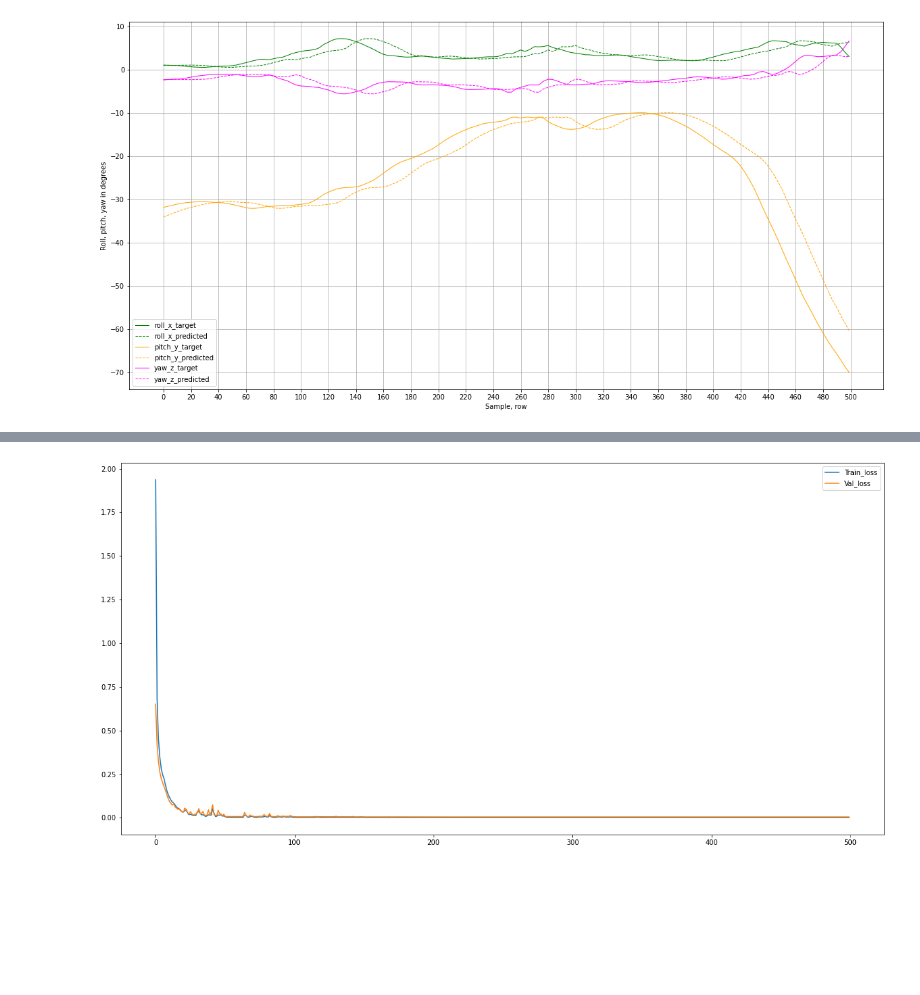
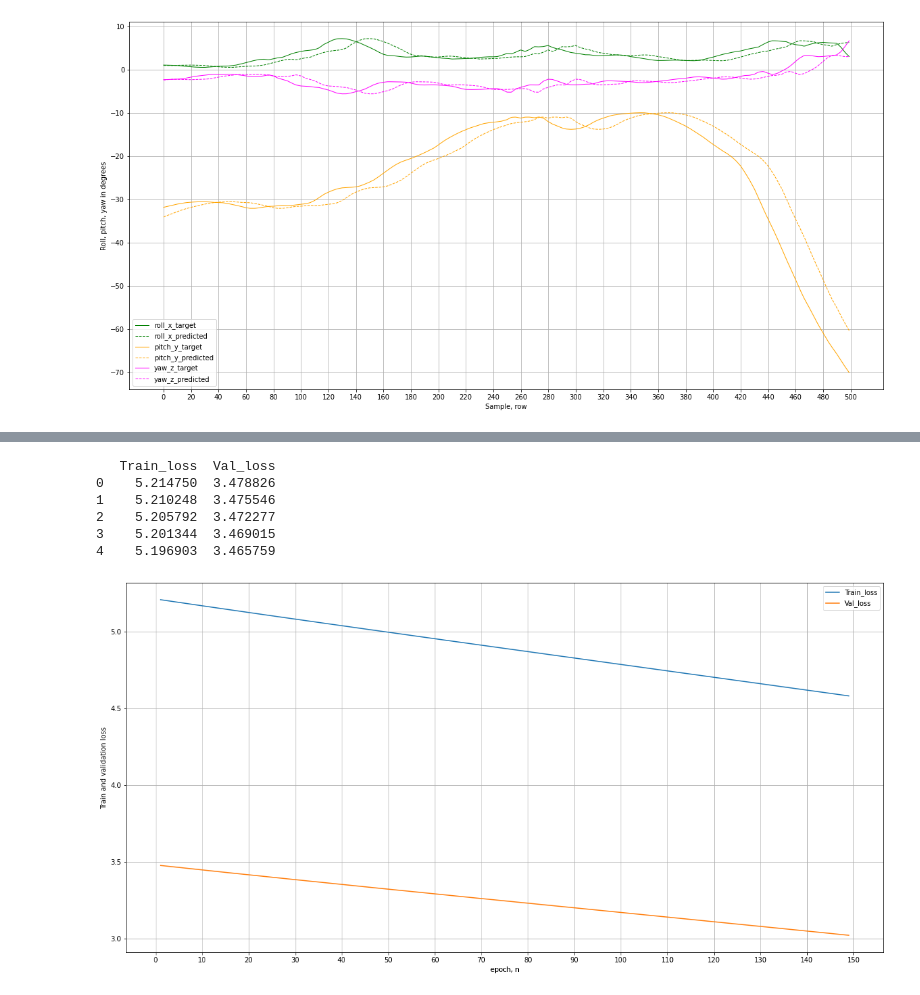
Before and after one commit to oleksa-oleksa/MasterThesis_UserPosition_6DOF, a Jupyter notebook: Development/notebooks/thesis_plots.ipynb, the cells around one changed output, grey strips where cells are left out. Saved outputs shown, nothing was run; the diff lists cells and outputs as text; code cells hidden in the pictures; blank space fills up the shorter version.

Commit message:
Subsection -Weight Decay- is done with a plot

```diff
--- a/Development/notebooks/thesis_plots.ipynb
+++ b/Development/notebooks/thesis_plots.ipynb
@@ -213,13 +223,25 @@ fig.savefig(out)
 # %%
-losses = pd.read_csv('../results/losses/gru1/MAE_pos_0.0099_hid1024_batch512_epochs500_LR0.0001_every50_epochs_with_WD2e-12_for_LAT100_15.08_073303.csv')
-epochs = 500
+lstm1_weight_decay = pd.read_csv('../results/losses/lstm1/MAE_pos_3.7003_hid64_batch512_epochs150_LR1e-06_every50_epochs_with_WD1e-06_for_LAT100_29.09_112345.csv')
+losses = lstm1_weight_decay
+print(losses.head())
+epochs = 150
 los_fig = plt.figure()
-plt.plot(losses.loc[0:epochs-1, 'Train_loss'], label='Train_loss')
-plt.plot(losses.loc[0:epochs-1, 'Val_loss'], label='Val_loss')
+plt.plot(losses.loc[1:epochs-1, 'Train_loss'], label='Train_loss')
+plt.plot(losses.loc[1:epochs-1, 'Val_loss'], label='Val_loss')
 los_fig.set_figwidth(20)
 los_fig.set_figheight(10)
+plt.xlabel('epoch, n')
+plt.ylabel('Train and validation loss')
 plt.legend()
+plt.grid()
+plt.xticks(np.arange(0, 150+1, 10))
 plt.show()
-los_fig.savefig('../results/losses/gru1_MAE_pos_0.0099_hid1024_batch512_epochs500_LR0.0001_every50_epochs_with_WD2e-12_for_LAT100_15.08_073303.pdf')
+los_fig.savefig('../results/losses/lstm1_lr_low.pdf')
 # %% [output]
+   Train_loss  Val_loss
+0    5.214750  3.478826
+1    5.210248  3.475546
+2    5.205792  3.472277
+3    5.201344  3.469015
+4    5.196903  3.465759
-[figure, old version]
+[figure, new version]
```
Also changed, not shown: parts of 11 cells of this notebook, 3 other files.
